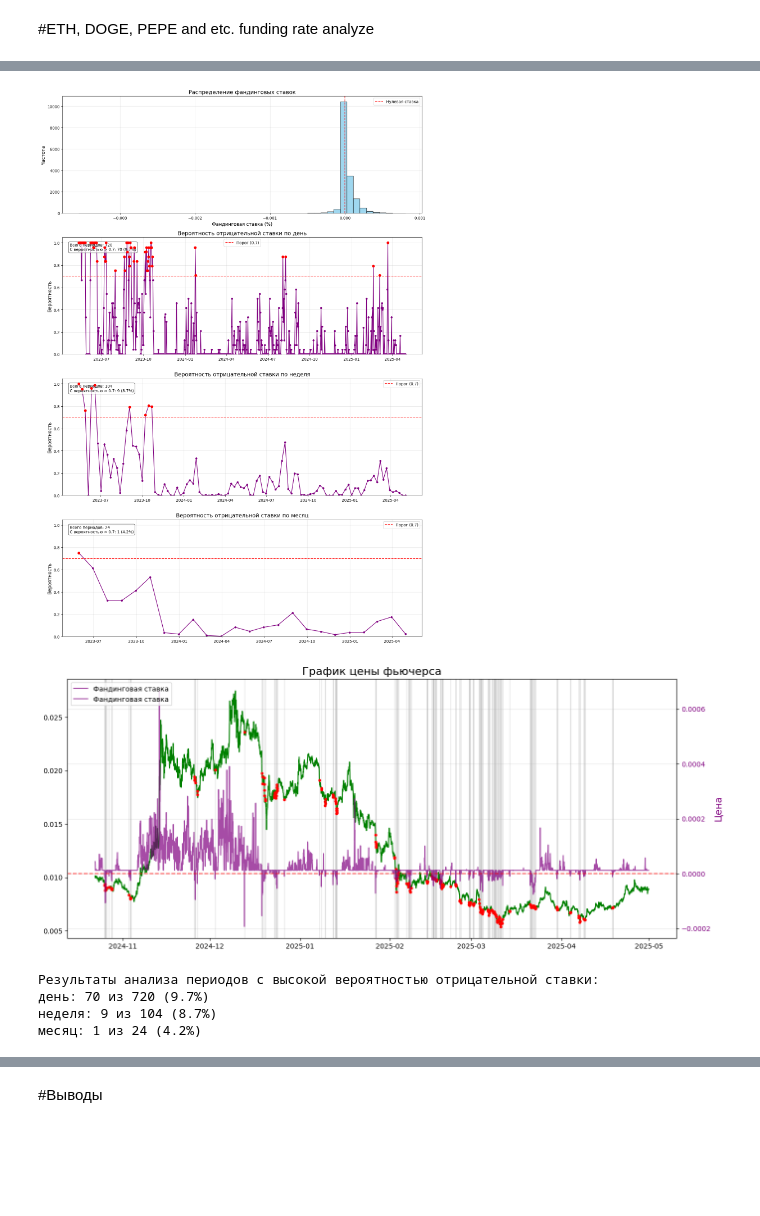
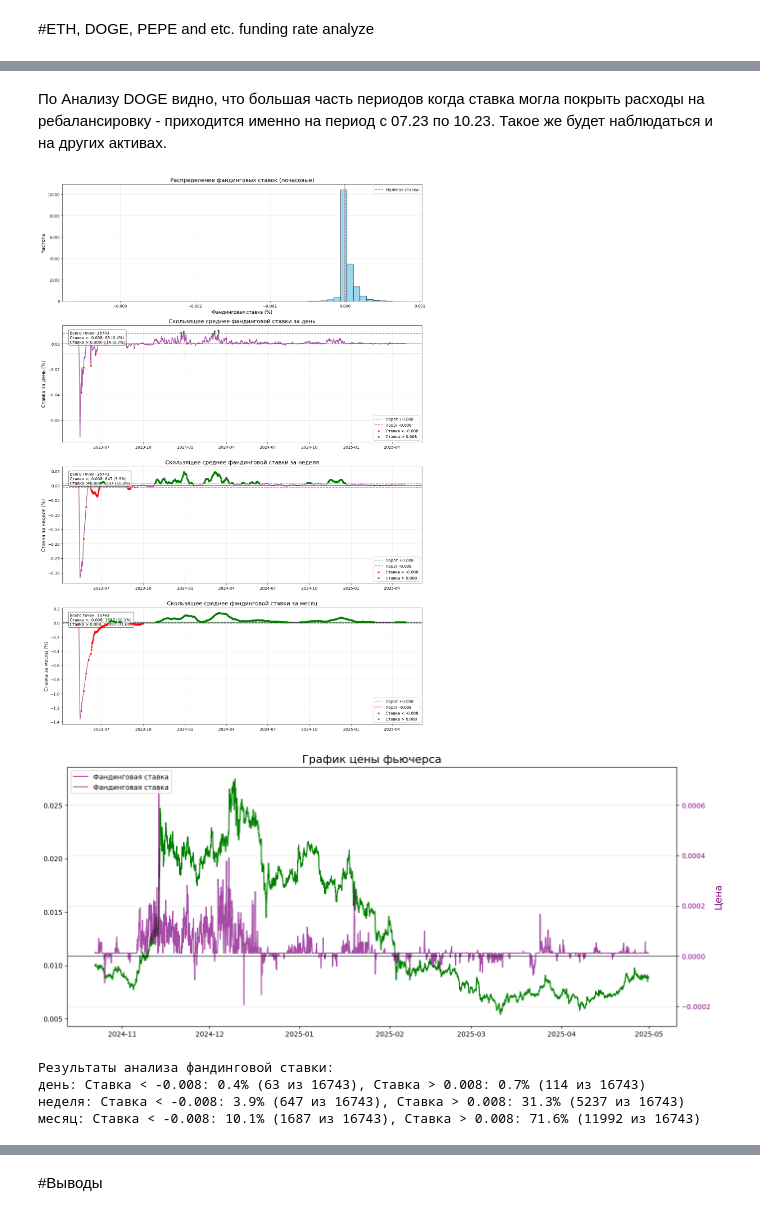
Before and after one commit to pudovikoff/crypto_strategy, a Jupyter notebook: managed_basis_strategy/Funding_rate_analyze.ipynb, the cells around one changed output, grey strips where cells are left out. Cells and saved outputs as stored; diff of their text form; code cells hidden in the pictures; blank space fills up the shorter version.

```diff
--- a/managed_basis_strategy/Funding_rate_analyze.ipynb
+++ b/managed_basis_strategy/Funding_rate_analyze.ipynb
@@ -232,17 +503,18 @@ for period, stats in results.items():
 DOGE_frs = HyperliquidFundingRatesLoader(ticker = 'DOGE', start_time=start_time, end_time=end_time).read(with_run=True)
 DOGE_futures_prices = HyperLiquidPerpsPricesLoader(ticker='DOGE', interval='1h', start_time=start_time, end_time=end_time).read(with_run=True)
 
-results, _ = analyze_negative_funding_periods(
+threshold = 0.008
+results, period_data = analyze_funding_rate_moving_average(
     DOGE_frs,
-    threshold_prob=0.7,
+    threshold=0.008,
     figsize=(14, 20),
-    periods={'день': 'D', 'неделя': 'W', 'месяц': 'M'}
+    periods={'день': ('1D', 24), 'неделя': ('7D', 168), 'месяц': ('30D', 720)}
 )
 
-plot_futures_price(DOGE_futures_prices, DOGE_frs)
+plot_futures_price(DOGE_futures_prices, DOGE_frs, threshold=0.008)
 
-print("\nРезультаты анализа периодов с высокой вероятностью отрицательной ставки:")
+print("\nРезультаты анализа фандинговой ставки:")
 for period, stats in results.items():
-    print(f"{period}: {stats['high_prob_periods']} из {stats['total_periods']} "
-          f"({stats['percentage']:.1f}%)")
+    print(f"{period}: Ставка < -{threshold}: {stats['negative_threshold_percentage']:.1f}% ({stats['negative_threshold_periods']} из {stats['total_periods']}), "
+          f"Ставка > {threshold}: {stats['positive_threshold_percentage']:.1f}% ({stats['positive_threshold_periods']} из {stats['total_periods']})")
 # %% [output]
@@ -255,27 +527,30 @@ for period, stats in results.items():
+# %% [markdown]
+По Анализу DOGE видно, что большая часть периодов когда ставка могла покрыть расходы на ребалансировку - приходится именно на период с 07.23 по 10.23. Такое же будет наблюдаться и на других активах.
 # %%
 PEPE_frs = HyperliquidFundingRatesLoader(ticker = 'kPEPE', start_time=start_time, end_time=end_time).read(with_run=True)
 PEPE_futures_prices = HyperLiquidPerpsPricesLoader(ticker='kPEPE', interval='1h', start_time=start_time, end_time=end_time).read(with_run=True)
 
-results, _ = analyze_negative_funding_periods(
+threshold = 0.008
+results, period_data = analyze_funding_rate_moving_average(
     PEPE_frs,
-    threshold_prob=0.7,
+    threshold=0.008,
     figsize=(14, 20),
-    periods={'день': 'D', 'неделя': 'W', 'месяц': 'M'}
+    periods={'день': ('1D', 24), 'неделя': ('7D', 168), 'месяц': ('30D', 720)}
 )
 
-plot_futures_price(PEPE_futures_prices, PEPE_frs)
+plot_futures_price(PEPE_futures_prices, PEPE_frs, threshold=0.008)
 
-print("\nРезультаты анализа периодов с высокой вероятностью отрицательной ставки:")
+print("\nРезультаты анализа фандинговой ставки:")
 for period, stats in results.items():
-    print(f"{period}: {stats['high_prob_periods']} из {stats['total_periods']} "
-          f"({stats['percentage']:.1f}%)")
+    print(f"{period}: Ставка < -{threshold}: {stats['negative_threshold_percentage']:.1f}% ({stats['negative_threshold_periods']} из {stats['total_periods']}), "
+          f"Ставка > {threshold}: {stats['positive_threshold_percentage']:.1f}% ({stats['positive_threshold_periods']} из {stats['total_periods']})")
 # %% [output]
-[figure, old version]
+[figure, new version]
-[figure, old version]
+[figure, new version]
-Результаты анализа периодов с высокой вероятностью отрицательной ставки:
-день: 70 из 720 (9.7%)
-неделя: 9 из 104 (8.7%)
-месяц: 1 из 24 (4.2%)
+Результаты анализа фандинговой ставки:
+день: Ставка < -0.008: 0.4% (63 из 16743), Ставка > 0.008: 0.7% (114 из 16743)
+неделя: Ставка < -0.008: 3.9% (647 из 16743), Ставка > 0.008: 31.3% (5237 из 16743)
+месяц: Ставка < -0.008: 10.1% (1687 из 16743), Ставка > 0.008: 71.6% (11992 из 16743)
 # %%
 SHIB_frs = HyperliquidFundingRatesLoader(ticker = 'kSHIB', start_time=start_time, end_time=end_time).read(with_run=True)
 SHIB_futures_prices = HyperLiquidPerpsPricesLoader(ticker='kSHIB', interval='1h', start_time=start_time, end_time=end_time).read(with_run=True)
```
Also changed, not shown: parts of 19 cells of this notebook.
